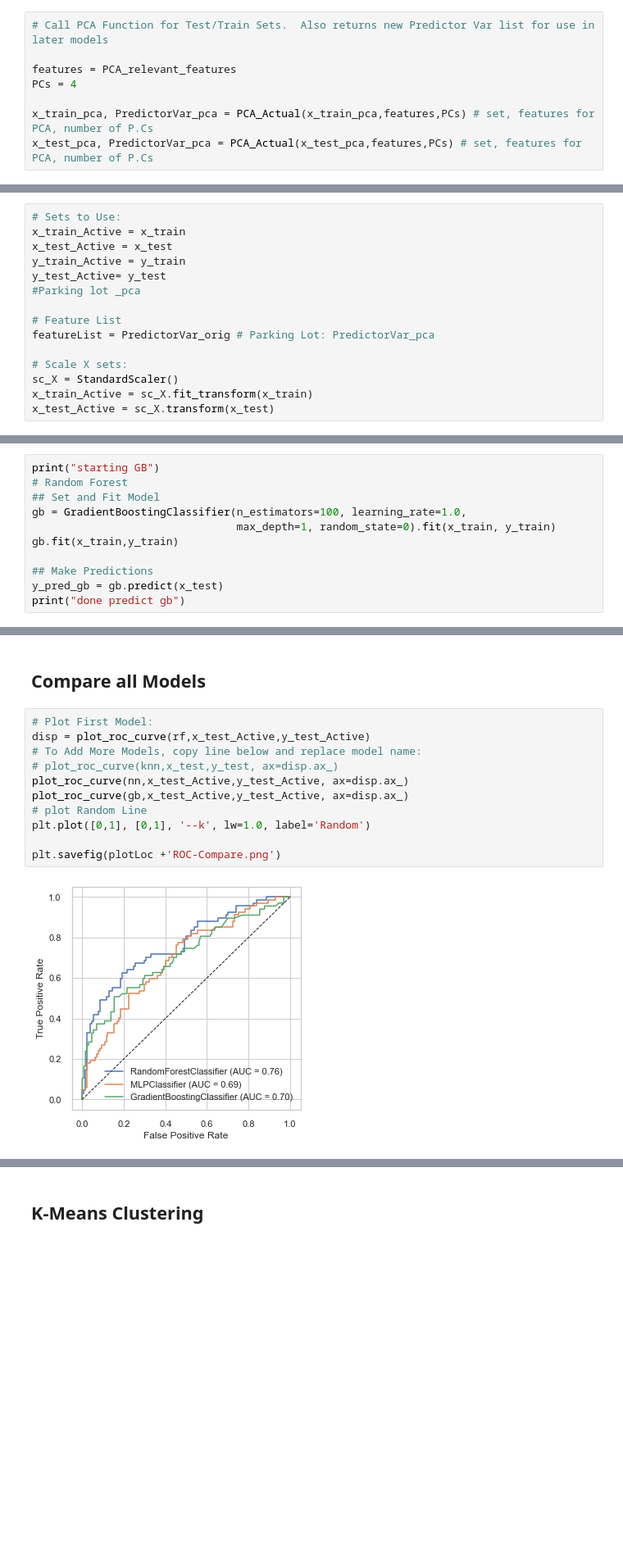
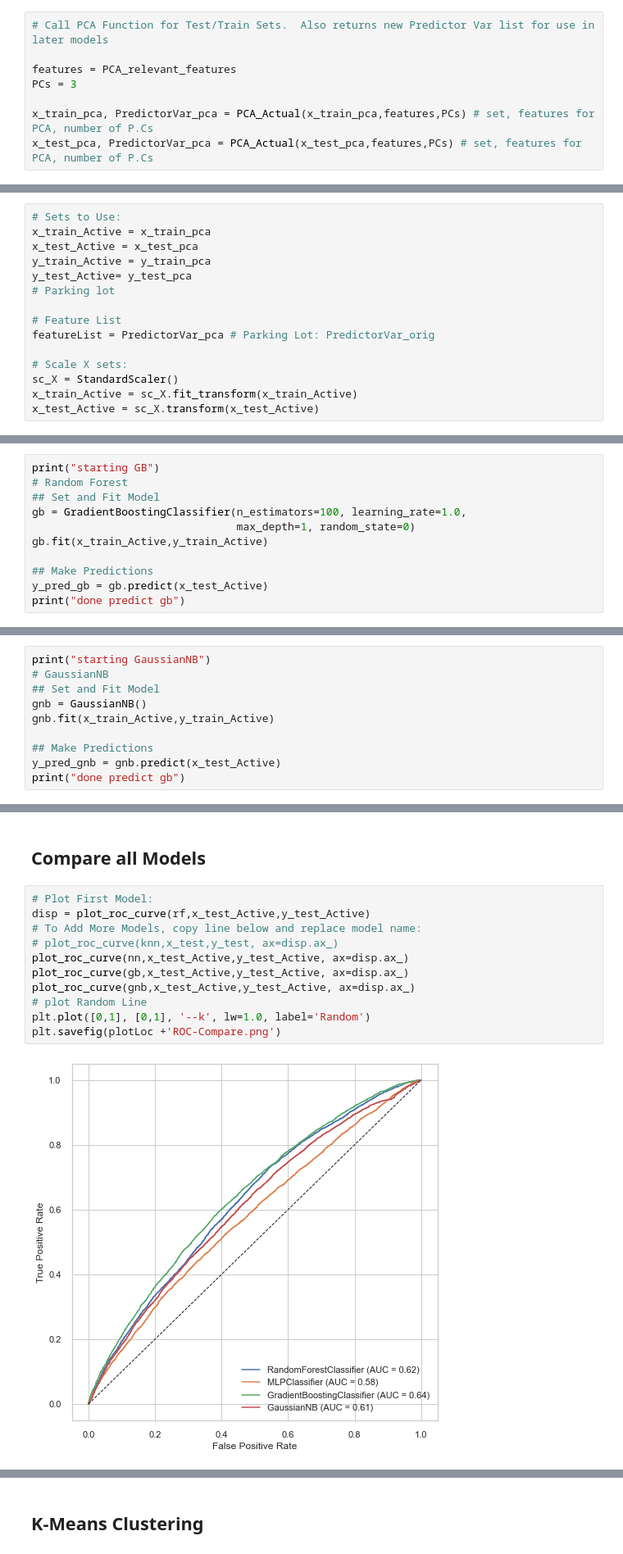
Before and after one commit to bcullinan32/ML_Course, a Jupyter notebook: Class-Data-Clean-Up.ipynb, the cells around one changed output, grey strips where cells are left out. Shown at 82% size. Cells and saved outputs as stored; diff of their text form; blank space fills up the shorter version.

```diff
--- a/Class-Data-Clean-Up.ipynb
+++ b/Class-Data-Clean-Up.ipynb
@@ -767,7 +775,7 @@ plt.show()
 # Call PCA Function for Test/Train Sets.  Also returns new Predictor Var list for use in later models
 
 features = PCA_relevant_features
-PCs = 4
+PCs = 3
 
 x_train_pca, PredictorVar_pca = PCA_Actual(x_train_pca,features,PCs) # set, features for PCA, number of P.Cs
 x_test_pca, PredictorVar_pca = PCA_Actual(x_test_pca,features,PCs) # set, features for PCA, number of P.Cs
@@ -799,18 +811,18 @@ quick evaluation report with test/train split with PCA:
 # %%
 # Sets to Use:
-x_train_Active = x_train
-x_test_Active = x_test
-y_train_Active = y_train
-y_test_Active= y_test
-#Parking lot _pca
+x_train_Active = x_train_pca
+x_test_Active = x_test_pca
+y_train_Active = y_train_pca
+y_test_Active= y_test_pca
+# Parking lot
 
 # Feature List
-featureList = PredictorVar_orig # Parking Lot: PredictorVar_pca
+featureList = PredictorVar_pca # Parking Lot: PredictorVar_orig
 
 # Scale X sets:
 sc_X = StandardScaler()
-x_train_Active = sc_X.fit_transform(x_train)
-x_test_Active = sc_X.transform(x_test)
+x_train_Active = sc_X.fit_transform(x_train_Active)
+x_test_Active = sc_X.transform(x_test_Active)
 # %% [markdown]
 ## Random Forest
 # %%
@@ -880,11 +908,11 @@ print("starting GB")
 # Random Forest
 ## Set and Fit Model
 gb = GradientBoostingClassifier(n_estimators=100, learning_rate=1.0,
-                                max_depth=1, random_state=0).fit(x_train, y_train)
-gb.fit(x_train,y_train)
+                                max_depth=1, random_state=0)
+gb.fit(x_train_Active,y_train_Active)
 
 ## Make Predictions
-y_pred_gb = gb.predict(x_test)
+y_pred_gb = gb.predict(x_test_Active)
 print("done predict gb")
 # %% [output]
 starting GB
@@ -939,0 +970,10 @@ Start GB Feature Importance
+# %%
+print("starting GaussianNB")
+# GaussianNB
+## Set and Fit Model
+gnb = GaussianNB()
+gnb.fit(x_train_Active,y_train_Active)
+
+## Make Predictions
+y_pred_gnb = gnb.predict(x_test_Active)
+print("done predict gb")
@@ -994,15 +1077,15 @@ N.N ROC Plot
 # %%
 # Plot First Model:
 disp = plot_roc_curve(rf,x_test_Active,y_test_Active)
 # To Add More Models, copy line below and replace model name:
 # plot_roc_curve(knn,x_test,y_test, ax=disp.ax_)
 plot_roc_curve(nn,x_test_Active,y_test_Active, ax=disp.ax_)
 plot_roc_curve(gb,x_test_Active,y_test_Active, ax=disp.ax_)
+plot_roc_curve(gnb,x_test_Active,y_test_Active, ax=disp.ax_)
 # plot Random Line
 plt.plot([0,1], [0,1], '--k', lw=1.0, label='Random')
-
 plt.savefig(plotLoc +'ROC-Compare.png')
 # %% [output]
-[figure, old version]
+[figure, new version]
 # %%
 # Write Summary Reports to Excel
```
Also changed, not shown: parts of 54 cells of this notebook.
